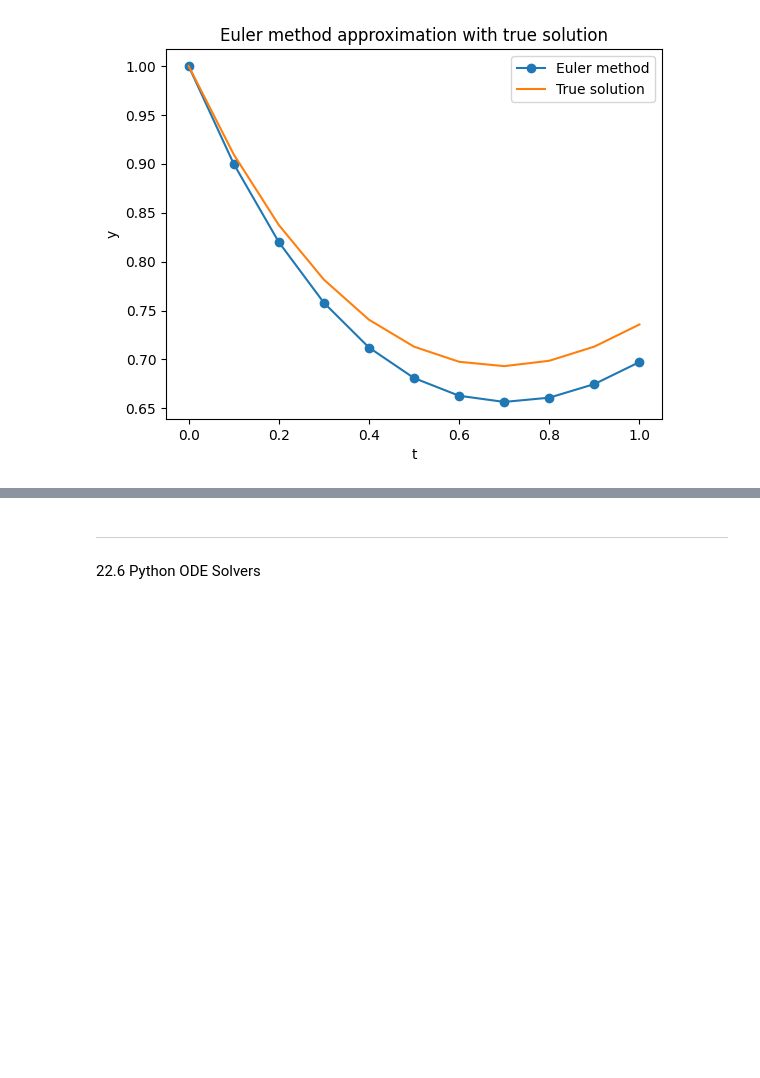
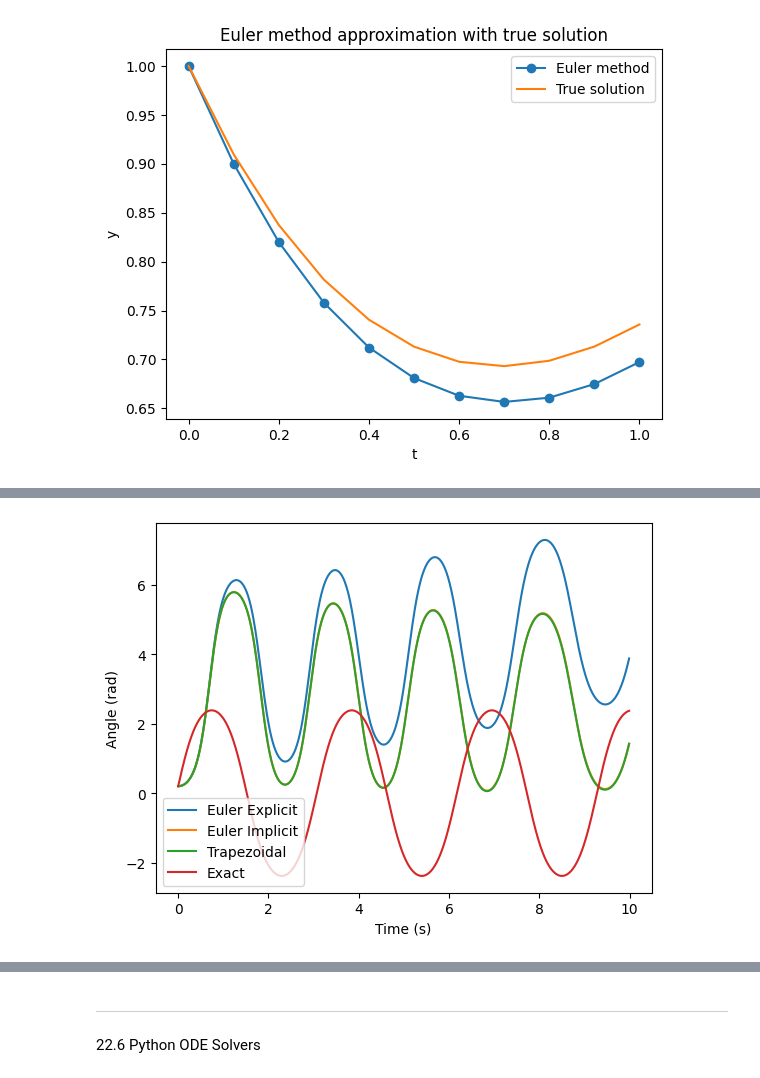
Before and after one commit to czhan244/MAT421, a Jupyter notebook: Module_H_1&2.ipynb, the cells around one changed output, grey strips where cells are left out. Saved outputs shown, nothing was run; the diff lists cells and outputs as text; code cells hidden in the pictures; blank space fills up the shorter version.

```diff
--- a/Module_H_1&2.ipynb
+++ b/Module_H_1&2.ipynb
@@ -81,0 +82,67 @@ plt.show()
+# %%
+import numpy as np
+import matplotlib.pyplot as plt
+
+# Define the parameters of the pendulum
+g = 9.81
+L = 1.0
+
+# Define the initial conditions
+theta0 = 0.2
+omega0 = 0.0
+
+# Define the time step and the time array
+dt = 0.01
+t = np.arange(0.0, 10.0, dt)
+
+# Define the functions for the exact solution and the right-hand side of the ODE
+def exact(theta0, omega0, t):
+    omega = omega0
+    theta = theta0
+    A = g / L
+    exact_theta = np.zeros_like(t)
+    exact_theta[0] = theta0
+    for i in range(1, len(t)):
+        theta += omega * dt
+        omega -= A * np.sin(theta) * dt
+        exact_theta[i] = theta
+    return exact_theta
+
+def rhs(theta, omega):
+    return -g / L * np.sin(theta)
+
+# Initialize the arrays for the numerical solutions
+theta_euler_explicit = np.zeros_like(t)
+theta_euler_implicit = np.zeros_like(t)
+theta_trapezoidal = np.zeros_like(t)
+
+# Set the initial values
+theta_euler_explicit[0] = theta0
+theta_euler_implicit[0] = theta0
+theta_trapezoidal[0] = theta0
+
+# Solve the ODE using the Euler Explicit, Euler Implicit, and Trapezoidal Formulas
+for i in range(1, len(t)):
+    # Euler Explicit
+    theta_euler_explicit[i] = theta_euler_explicit[i-1] + omega0*dt
+    omega0 -= rhs(theta_euler_explicit[i-1], omega0)*dt
+
+    # Euler Implicit
+    theta_euler_implicit[i] = (theta_euler_implicit[i-1] + omega0*dt) / (1 + (g/L)*dt**2)
+    omega0 -= rhs(theta_euler_implicit[i], omega0)*dt
+
+    # Trapezoidal
+    theta_trapezoidal[i] = (theta_trapezoidal[i-1] + omega0*dt + 0.5*(-g/L)*np.sin(theta_trapezoidal[i-1])*dt**2) / (1 + (g/L)*dt**2)
+    omega0 -= 0.5*(rhs(theta_trapezoidal[i-1], omega0) + rhs(theta_trapezoidal[i], omega0))*dt
+
+# Plot the numerical solutions and the exact solution
+plt.plot(t, theta_euler_explicit, label='Euler Explicit')
+plt.plot(t, theta_euler_implicit, label='Euler Implicit')
+plt.plot(t, theta_trapezoidal, label='Trapezoidal')
+plt.plot(t, exact(theta0, omega0, t), label='Exact')
+plt.legend()
+plt.xlabel('Time (s)')
+plt.ylabel('Angle (rad)')
+plt.show()
+# %% [output]
+[figure, added]
```
Also changed, not shown: parts of 5 cells of this notebook.
